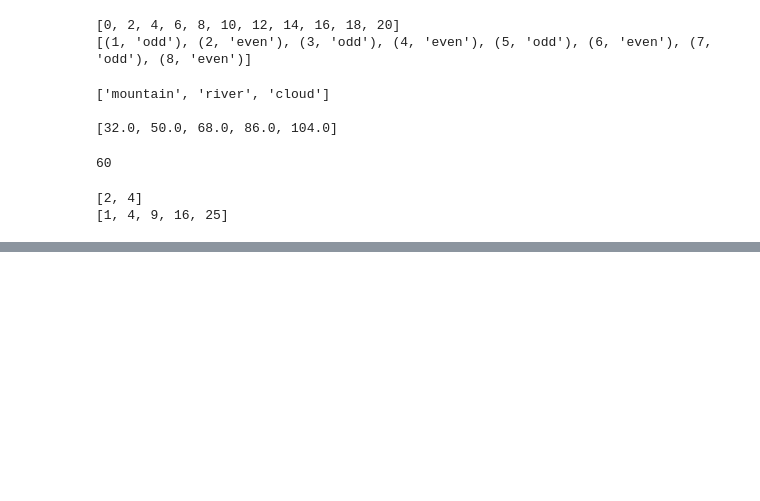
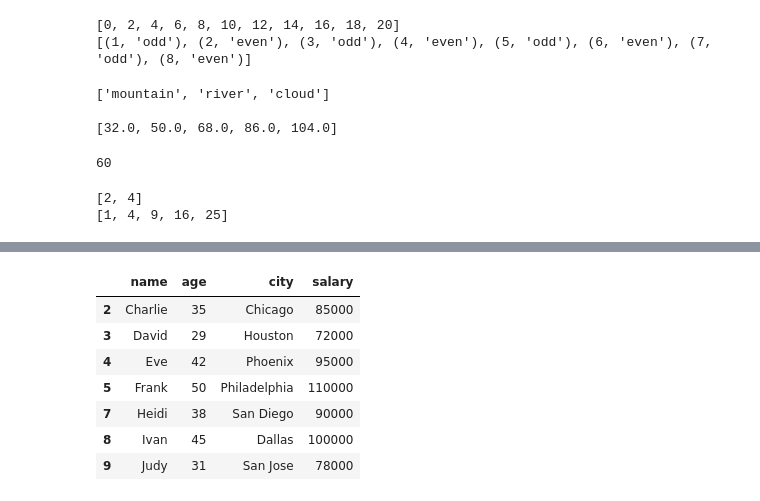
Before and after one commit to Muhammad-Awaix/-ML-Pyhton-Projects, a Jupyter notebook: Basics.ipynb, the cells around one changed output, grey strips where cells are left out. Saved outputs shown, nothing was run; the diff lists cells and outputs as text; code cells hidden in the pictures; blank space fills up the shorter version.

```diff
--- a/Basics.ipynb
+++ b/Basics.ipynb
@@ -412,0 +1046,12 @@ print(squared_numbers)
+# %%
+high_salary = df[df['salary']>70000]
+high_salary
+# %% [output]
+|  | name | age | city | salary |
+| 2 | Charlie | 35 | Chicago | 85000 |
+| 3 | David | 29 | Houston | 72000 |
+| 4 | Eve | 42 | Phoenix | 95000 |
+| 5 | Frank | 50 | Philadelphia | 110000 |
+| 7 | Heidi | 38 | San Diego | 90000 |
+| 8 | Ivan | 45 | Dallas | 100000 |
+| 9 | Judy | 31 | San Jose | 78000 |
```
Also changed, not shown: parts of 43 cells of this notebook.
